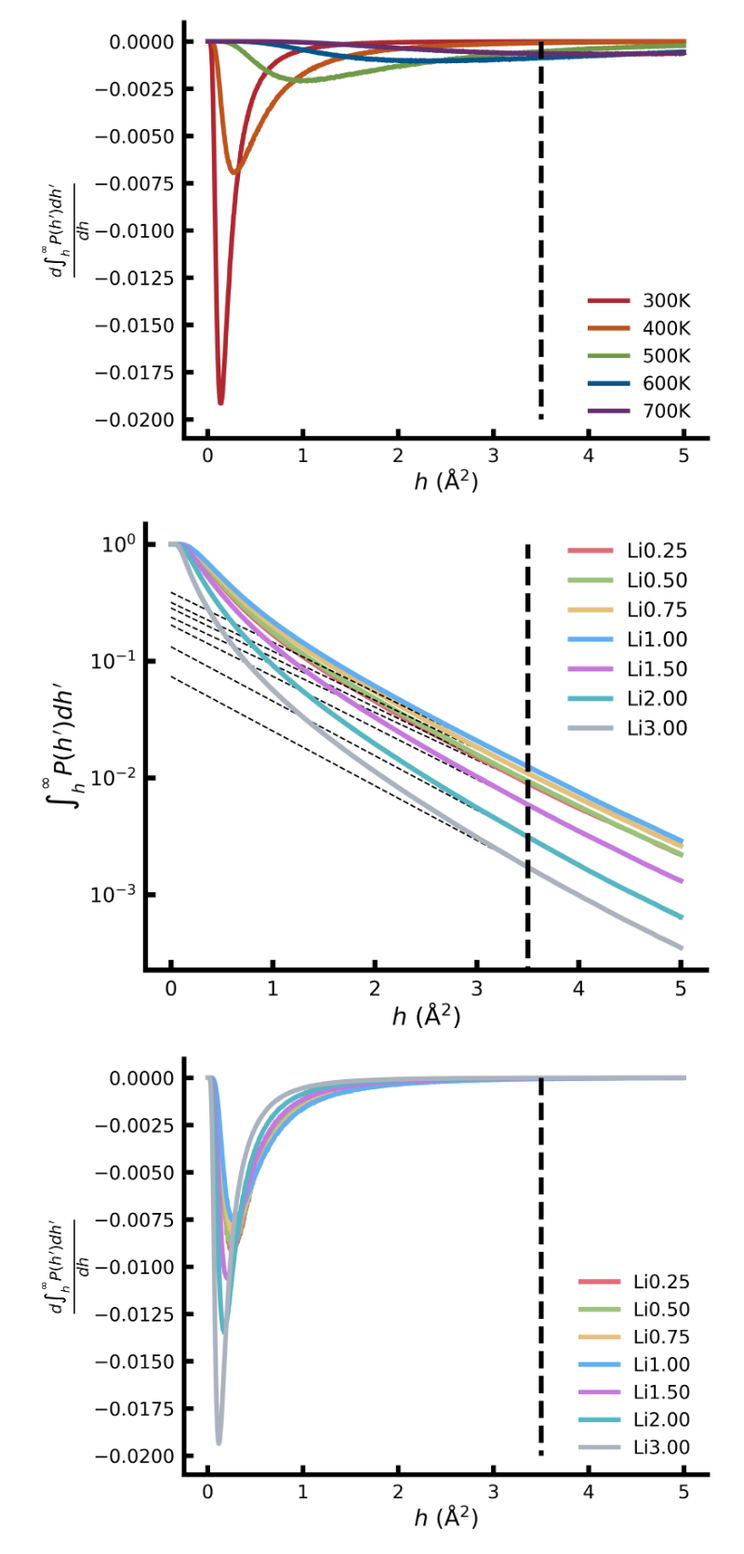
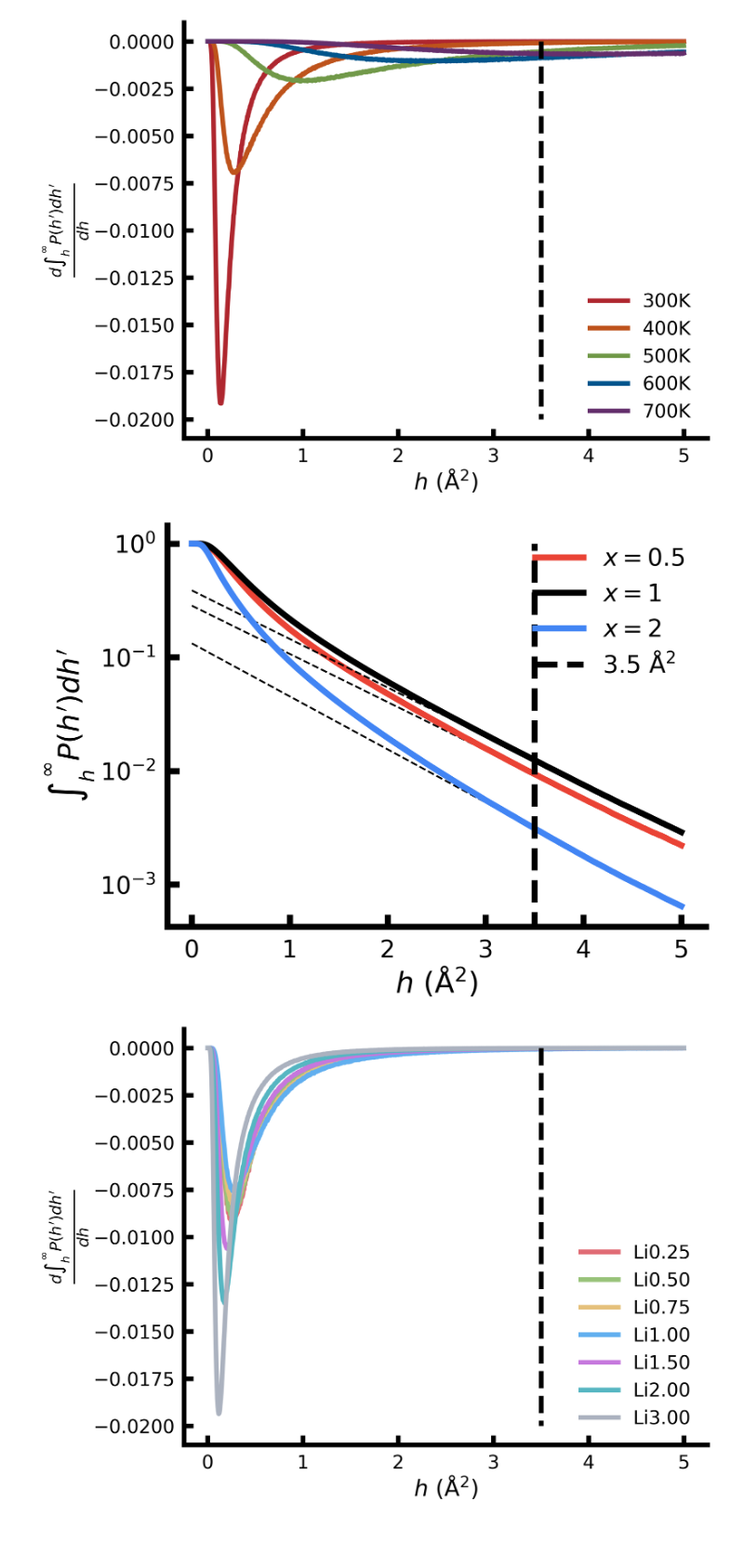
Before and after one commit to SinsuSquid/hopping_analysis, a Jupyter notebook: analyses/background/background.ipynb, the cells around one changed output. Shown at 93% size. Cells and saved outputs as stored; diff of their text form; code cells hidden in the pictures.

```diff
--- a/analyses/background/background.ipynb
+++ b/analyses/background/background.ipynb
@@ -22,6 +22,17 @@ colormap = {
     "mint" : "#56B6C2",
     "grey" : "#ABB2BF"
 }
+
+colormap = dict(
+    blue = "#4285F4",
+    red = "#EA4335",
+    green = "#34A853",
+    yellow = "#FBBC04",
+    purple = "#673AB7",
+    cyan = "#174EA6",
+    grey = "#BBBBBB",
+    black = "#000000",
+) # blue -> red -> green -> yellow -> cyan -> purple -> grey
 # %%
 # MSD
 
@@ -78,7 +89,7 @@ params = {
     "markersize" : 25
 }
 
-fig, ax = plt.subplots(1, 1, figsize = (10, 8), dpi = 300)
+fig, ax = plt.subplots(1, 1, figsize = (8,6), dpi = 300)
 
 ax.spines['top'].set_visible(False)
 ax.spines['right'].set_visible(False)
@@ -100,17 +111,21 @@ H_STAR = {
 }
 
 ROOT = "/mnt/CALC_SSD/bgkang/hopping_analysis/trajectories/"
-for idx, t in enumerate(["Li0.25", "Li0.50", "Li0.75", "Li1.00", "Li1.50", "Li2.00", "Li3.00"]):
+# for idx, t in enumerate(["Li0.25", "Li0.50", "Li0.75", "Li1.00", "Li1.50", "Li2.00", "Li3.00"]):
+
+names = ["0.5", "1", "2"]
+color = [colormap['red'], colormap['black'], colormap['blue']]
+for idx, t in enumerate(["Li0.50", "Li1.00", "Li2.00"]):
     data = []
     for e in "00", "01", "02", "03":
         data.append(np.genfromtxt(f"{ROOT}/composition/{t}/ensemble{e}/msd.out"))
     avg = np.stack(data).mean(axis = 0)
     std = np.stack(data).std(axis = 0)
 
-    x = avg[np.abs(avg[:, 2] - H_STAR[t]).argmin()][0]
-    ax.plot(x, H_STAR[t], marker = '^', markersize = params['markersize'], color = colormap[list(colormap.keys())[idx]], markerfacecolor = '#FFFFFF', markeredgewidth = params['linewidth'] * 0.75)
+    # x = avg[np.abs(avg[:, 2] - H_STAR[t]).argmin()][0]
+    # ax.plot(x, H_STAR[t], marker = '^', markersize = params['markersize'], color = colormap[list(colormap.keys())[idx]], markerfacecolor = '#FFFFFF', markeredgewidth = params['linewidth'] * 0.75)
 
-    ax.plot(avg[:,0], avg[:,2], linewidth = params['linewidth'], color = colormap[list(colormap.keys())[idx]], label = t)
+    ax.plot(avg[:,0], avg[:,2], linewidth = params['linewidth'], color = color[idx], label = f"$x=${names[idx]}")
 
 ax.set_xscale('log')
 ax.set_yscale('log')
@@ -136,7 +151,7 @@ params = {
 
 H_STAR = 3.5
 
-fig, ax = plt.subplots(1, 1, figsize = (10, 8), dpi = 300)
+fig, ax = plt.subplots(1, 1, figsize = (8, 6), dpi = 300)
 
 ax.spines['top'].set_visible(False)
 ax.spines['right'].set_visible(False)
@@ -149,7 +164,8 @@ ax.set_ylabel(r"$\int^{\infty}_h P(h') dh'$", fontsize = params['axes_labelsize'
 
 ROOT = "/mnt/CALC_SSD/bgkang/hopping_analysis/trajectories/"
 def exponential(x, a, b): return a * np.exp(b * x)
-for idx, t in enumerate(["300K", "400K", "500K", "600K", "700K"]):
+# for idx, t in enumerate(["300K", "400K", "500K", "600K", "700K"]):
+for idx, t in enumerate(["300K"]):
     data = []
     for e in "00", "01", "02", "03":
         data.append(np.genfromtxt(f"{ROOT}/temperature/{t}/ensemble{e}/hop.out")[:,1:])
@@ -231,42 +247,46 @@ params = {
 
 H_STAR = 3.5
 
-fig, ax = plt.subplots(1, 1, figsize = (10, 8), dpi = 300)
+fig, ax = plt.subplots(1, 1, figsize = (8,6), dpi = 300)
 
 ax.spines['top'].set_visible(False)
 ax.spines['right'].set_visible(False)
 ax.spines['left'].set_linewidth(params['axeswidth'])
 ax.spines['bottom'].set_linewidth(params['axeswidth'])
 ax.tick_params(labelsize = params['tick_labelsize'], pad = params['tick_padding'], length = params['axeswidth'] * 2, width = params['axeswidth'], direction = 'in')
 
 ax.set_xlabel("$h$ (Å$^2$)", fontsize = params['axes_labelsize'])
 ax.set_ylabel(r"$\int^{\infty}_h P(h') dh'$", fontsize = params['axes_labelsize'])
 
 ROOT = "/mnt/CALC_SSD/bgkang/hopping_analysis/trajectories/"
 def exponential(x, a, b): return a * np.exp(b * x)
-for idx, t in enumerate(["Li0.25", "Li0.50", "Li0.75", "Li1.00", "Li1.50", "Li2.00", "Li3.00"]):
+# for idx, t in enumerate(["Li0.25", "Li0.50", "Li0.75", "Li1.00", "Li1.50", "Li2.00", "Li3.00"]):
+
+names = ["0.5", "1", "2"]
+color = [colormap['red'], colormap['black'], colormap['blue']]
+for idx, t in enumerate(["Li0.50", "Li1.00", "Li2.00"]):
     data = []
     for e in "00", "01", "02", "03":
         data.append(np.genfromtxt(f"{ROOT}/composition/{t}/ensemble{e}/hop.out")[:,1:])
     data = np.stack(data).flatten()
 
     hs = np.linspace(0, 5, 1000)
     result = np.array([((data > h).sum() / data.shape[0]) for h in hs])
     popt, pcov = curve_fit(exponential, hs[hs > H_STAR], result[hs > H_STAR])
 
     ax.plot(hs, exponential(hs, *popt), linewidth = params['linewidth'] * 0.3, color = 'k', linestyle = '--')
-    ax.plot(hs, result, linewidth = params['linewidth'], color = colormap[list(colormap.keys())[idx]], label = t)
+    ax.plot(hs, result, linewidth = params['linewidth'], color = color[idx], label = f"$x=${names[idx]}")
 
 ax.set_yscale('log')
 
-ax.vlines(H_STAR, 1E-4, 1E0, color = 'k', linewidth = params['linewidth'], linestyle = '--')
+ax.vlines(H_STAR, 1E-4, 1E0, color = 'k', linewidth = params['linewidth'], linestyle = '--', label = '3.5 Å$^2$')
 
 ax.legend(fontsize = params['tick_labelsize'], frameon = False)
 
 plt.savefig("cum_prob_compsition.png", dpi = 300, bbox_inches = 'tight')
 plt.show()
 # %% [output]
-[figure, old version]
+[figure, new version]
 # %%
 # Cumulative Probabilities
 
```
Also changed, not shown: parts of 2 cells of this notebook.
